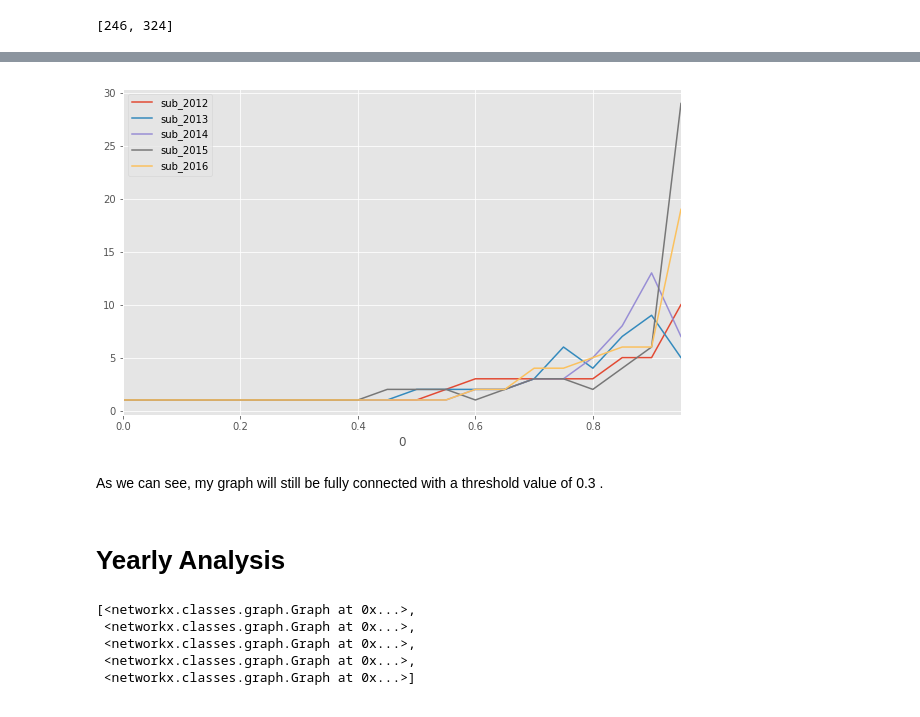
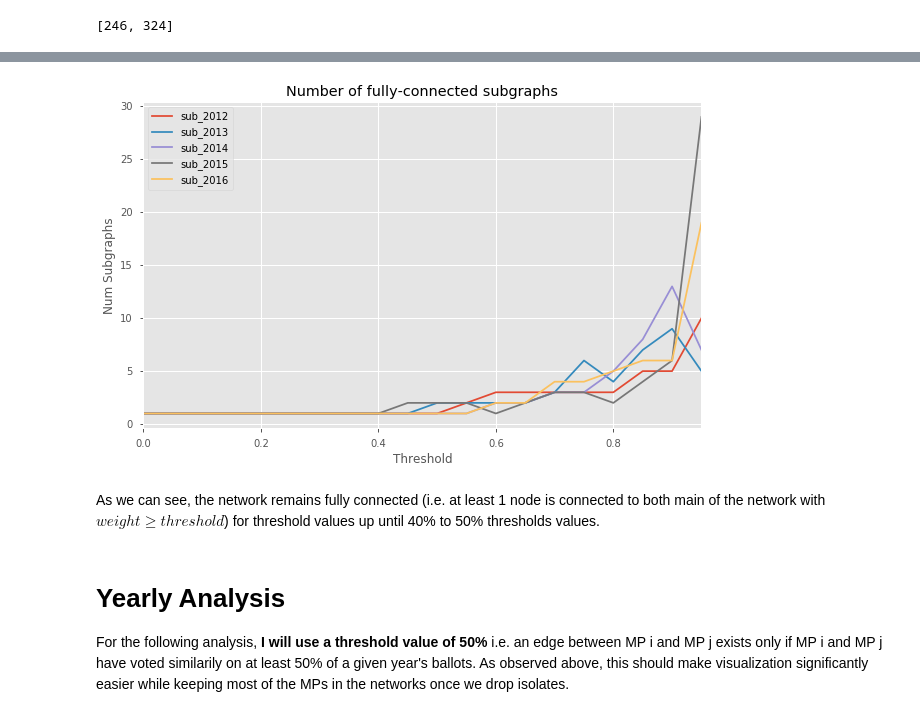
Before and after one commit to vviers/AN-Project, a Jupyter notebook: Data_Analysis.ipynb, the cells around one changed output, grey strips where cells are left out. Saved outputs shown, nothing was run; the diff lists cells and outputs as text; code cells hidden in the pictures.

```diff
--- a/Data_Analysis.ipynb
+++ b/Data_Analysis.ipynb
@@ -128,7 +285,7 @@ Create full yearly adjacency matrices
 # %%
-def yearly_matrix(ballots, probability = False):
+def yearly_matrix(ballots, probability = True):
     """returns a numpy adjacency matrix of all MPs on a given year.
-    if probability = True ==> returns a matrix with empirical frequencies (0, 1) of similar voting behavior."""
+    if probability = True ==> returns a matrix with empirical frequencies in (0, 1) of similar voting behavior."""
     matrices = [np.array(i) for i in ballots]
     fulladj = sum(matrices)
     if (probability == False):
@@ -296,22 +489,19 @@ for j in [ballots2012, ballots2013, ballots2014, ballots2015, ballots2016]:
     subg["sub_{}".format(k)] = subgroups
     k += 1
 # %%
-subg.plot(x=0, figsize = (10, 6));
+subg.plot(x=0, figsize = (10, 6), title = 'Number of fully-connected subgraphs');
+plt.xlabel("Threshold");
+plt.ylabel("Num Subgraphs");
 # %% [output]
-[figure, old version]
+[figure, new version]
-# %% [markdown]
-As we can see, my graph will still be fully connected with a threshold value of 0.3 .
-# %% [markdown]
-# Yearly Analysis
+# %% [markdown]
+As we can see, the network remains fully connected (i.e. at least 1 node is connected to both main of the network with $weight \geq threshold$) for threshold values up until 40% to 50% thresholds values.
+# %% [markdown]
+# Yearly Analysis
+
+For the following analysis, **I will use a threshold value of 50%** i.e. an edge between MP i and MP j exists only if MP i and MP j have voted similarily on at least 50% of a given year's ballots. As observed above, this should make visualization significantly easier while keeping most of the MPs in the networks once we drop isolates.
 # %%
-yearly_graphs = [nx.from_numpy_matrix(yearly_sparse_matrix(i, threshold = .3)) for i in [ballots2012, ballots2013, ballots2014, ballots2015, ballots2016]]
-yearly_graphs
+yearly_graphs = [nx.from_numpy_matrix(yearly_sparse_matrix(i, threshold = .5)) for i in [ballots2012, ballots2013, ballots2014, ballots2015, ballots2016]]
-# %% [output]
-[<networkx.classes.graph.Graph at 0x...>,
- <networkx.classes.graph.Graph at 0x...>,
- <networkx.classes.graph.Graph at 0x...>,
- <networkx.classes.graph.Graph at 0x...>,
- <networkx.classes.graph.Graph at 0x...>]
 # %%
 mapping = dict(zip(yearly_graphs[0].nodes(), ballots2012[0].index)) # create mapping node/MP
 yearly_graphs[0] = nx.relabel_nodes(yearly_graphs[0], mapping, copy = False)
```
Also changed, not shown: parts of 176 cells of this notebook, 2 other files.
